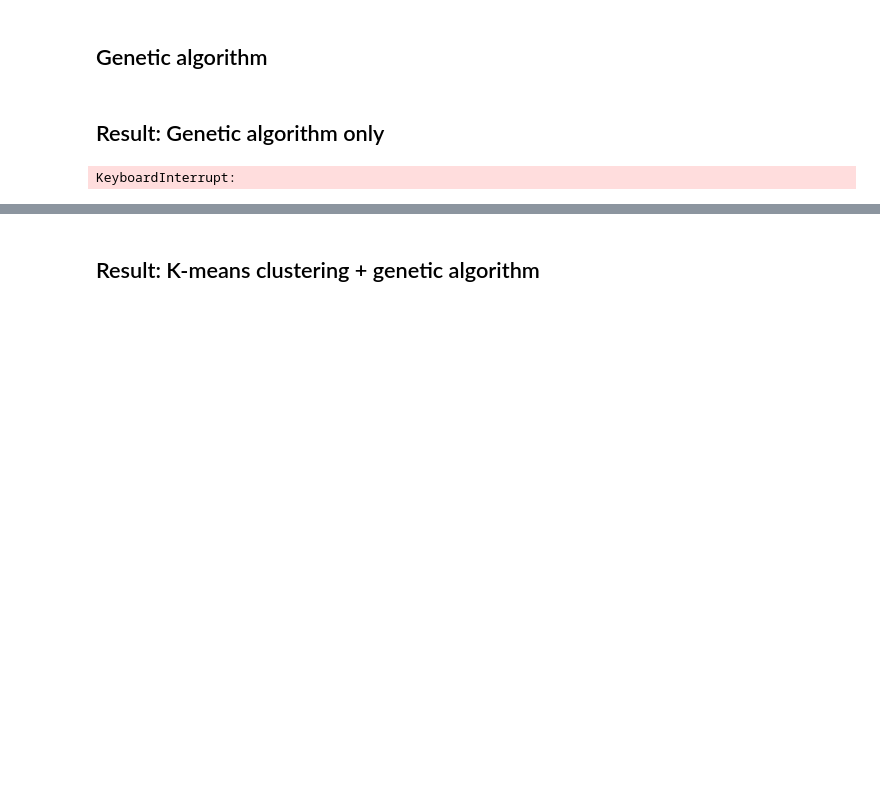
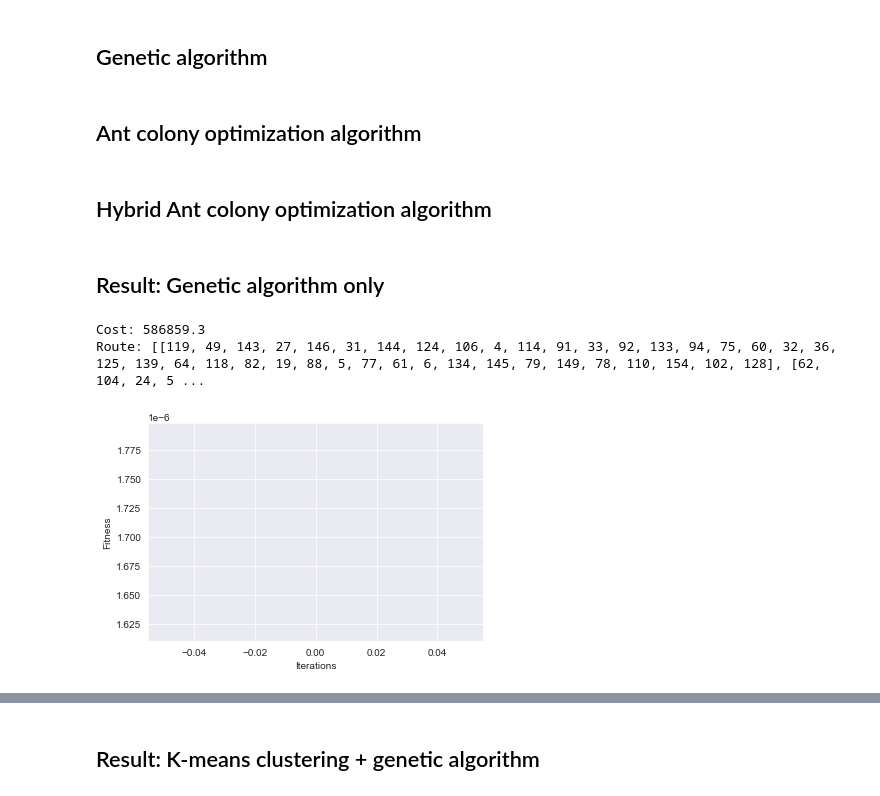
Before and after one commit to wxlomo/Last-mile-Delivery-Scheduling-and-Rescheduling, a Jupyter notebook: project.ipynb, the cells around one changed output, grey strips where cells are left out. Drawn from its saved outputs; the diff is of its cells as text; code cells hidden in the pictures; blank space fills up the shorter version.

```diff
--- a/project.ipynb
+++ b/project.ipynb
@@ -829,0 +387,2 @@ class HACO_Solver:
+# %% [markdown]
+## Ant colony optimization algorithm
@@ -829,0 +491,2 @@ class HACO_Solver:
+# %% [markdown]
+## Hybrid Ant colony optimization algorithm
@@ -830,19 +615,22 @@ class HACO_Solver:
 # %% [markdown]
 ## Result: Genetic algorithm only
 # %%
-gene_solver = GeneSolverMultipleRoute(package_data,
-                                      param_size_of_population,
-                                      param_ngen,
-                                      param_unit_cost,
-                                      param_wait_cost,
-                                      param_delay_cost,
-                                      param_vehicle_capacity,
-                                      param_work_time,
-                                      param_depot,
-                                      param_mut_prob,
-                                      param_cro_prob)
+gene_solver = GeneSolver(True,
+                         package_data,
+                         param_size_of_population,
+                         param_ngen,
+                         param_unit_cost,
+                         param_wait_cost,
+                         param_delay_cost,
+                         param_vehicle_capacity,
+                         param_work_time,
+                         param_depot,
+                         param_mut_prob,
+                         param_cro_prob)
 total_cost_1 = gene_solver.run_solver()
 # %% [output]
-KeyboardInterrupt:
+Cost: 586859.3
+Route: [[119, 49, 143, 27, 146, 31, 144, 124, 106, 4, 114, 91, 33, 92, 133, 94, 75, 60, 32, 36, 125, 139, 64, 118, 82, 19, 88, 5, 77, 61, 6, 134, 145, 79, 149, 78, 110, 154, 102, 128], [62, 104, 24, 5 ...
+[figure, added]
 # %%
 print('Total cost: ' + str(total_cost_1))
```
Also changed, not shown: parts of 15 cells of this notebook.
